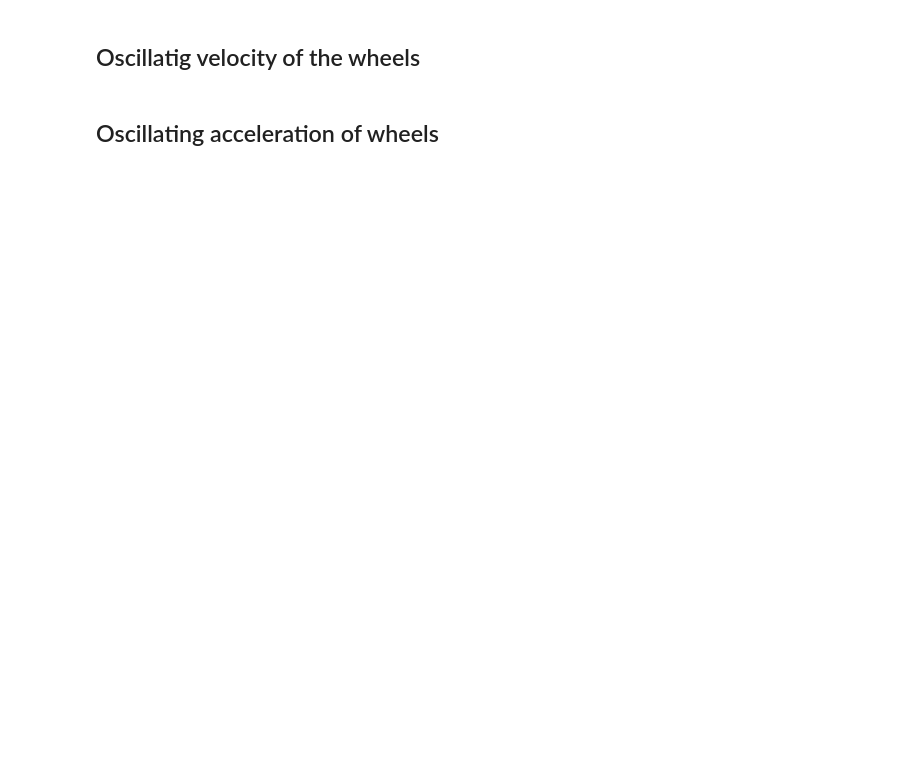
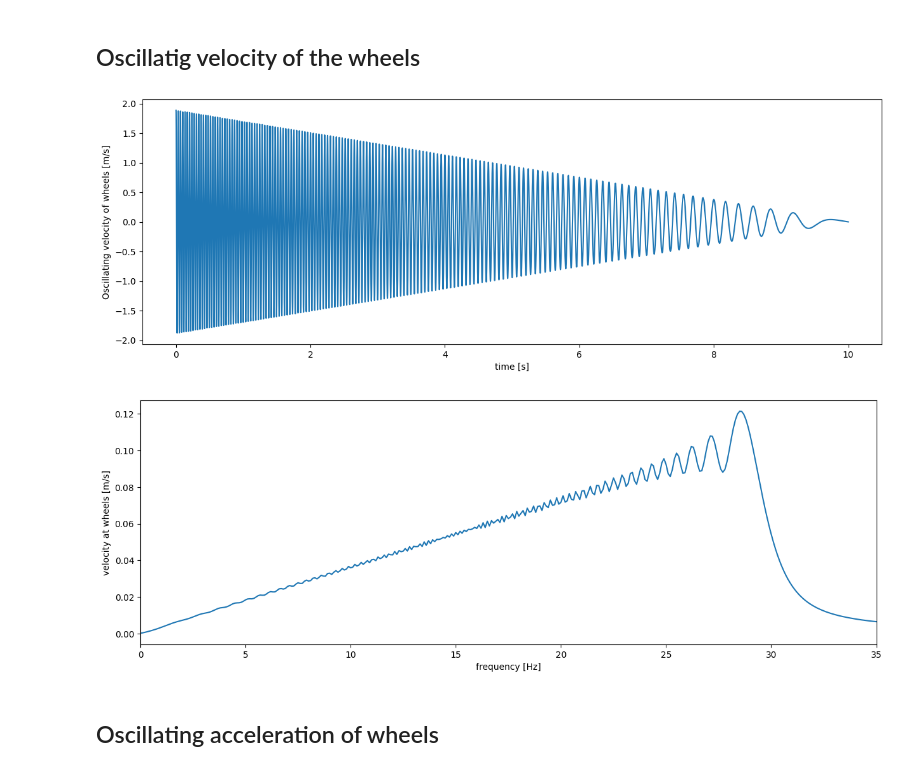
Before and after one commit to saullocastro/tudaesasII, a Jupyter notebook: scripts_lectures/MDOF_systems/mdoffreq03_landing_gear.ipynb, the cells around one changed output. Drawn from its saved outputs; the diff is of its cells as text; code cells hidden in the pictures; blank space fills up the shorter version.

```diff
--- a/scripts_lectures/MDOF_systems/mdoffreq03_landing_gear.ipynb
+++ b/scripts_lectures/MDOF_systems/mdoffreq03_landing_gear.ipynb
@@ -301,18 +309,21 @@ Oscillatig velocity of the wheels
 # %%
 sAdot_t = sCdot_t = 2.0*pi*aBump*nbumps*(ac*t + v0h)*cos(pi*nbumps*t*(ac*t + 2*v0h)/Lr)/Lr
 plt.figure(figsize=(15,5))
 plt.plot(t, sAdot_t)
 plt.xlabel('time [s]')
-plt.ylabel('Oscillating velocity of wheels [$m\ /\ s$]')
+plt.ylabel('Oscillating velocity of wheels [m/s]')
 
 sAdot_f = np.fft.rfft(sAdot_t)/(Nsamples//2)
 freqs_Hz = np.fft.rfftfreq(Nsamples, d=dt)
 plt.figure(figsize=(15,5))
 plt.plot(freqs_Hz, np.abs(sAdot_f))
 plt.xlabel('frequency [Hz]')
-plt.ylabel('velocity at wheels [$m\ /\ s$]')
+plt.ylabel('velocity at wheels [m/s]')
 plt.xlim(0, 35)
 plt.show()
+# %% [output]
+[figure, added]
+[figure, added]
 # %% [markdown]
 Oscillating acceleration of wheels
 ---
```
Also changed, not shown: parts of 7 cells of this notebook, 11 other files.
